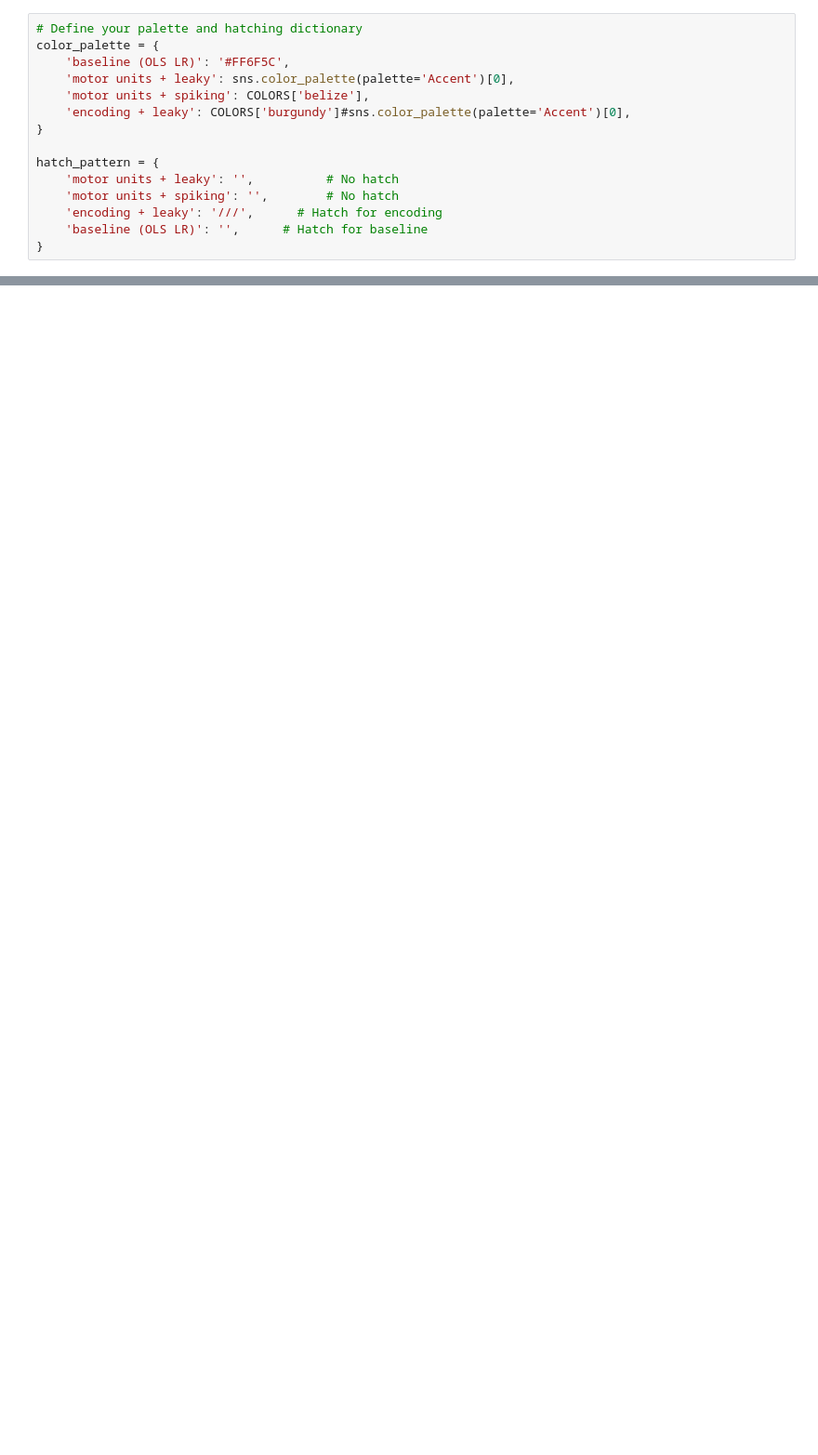
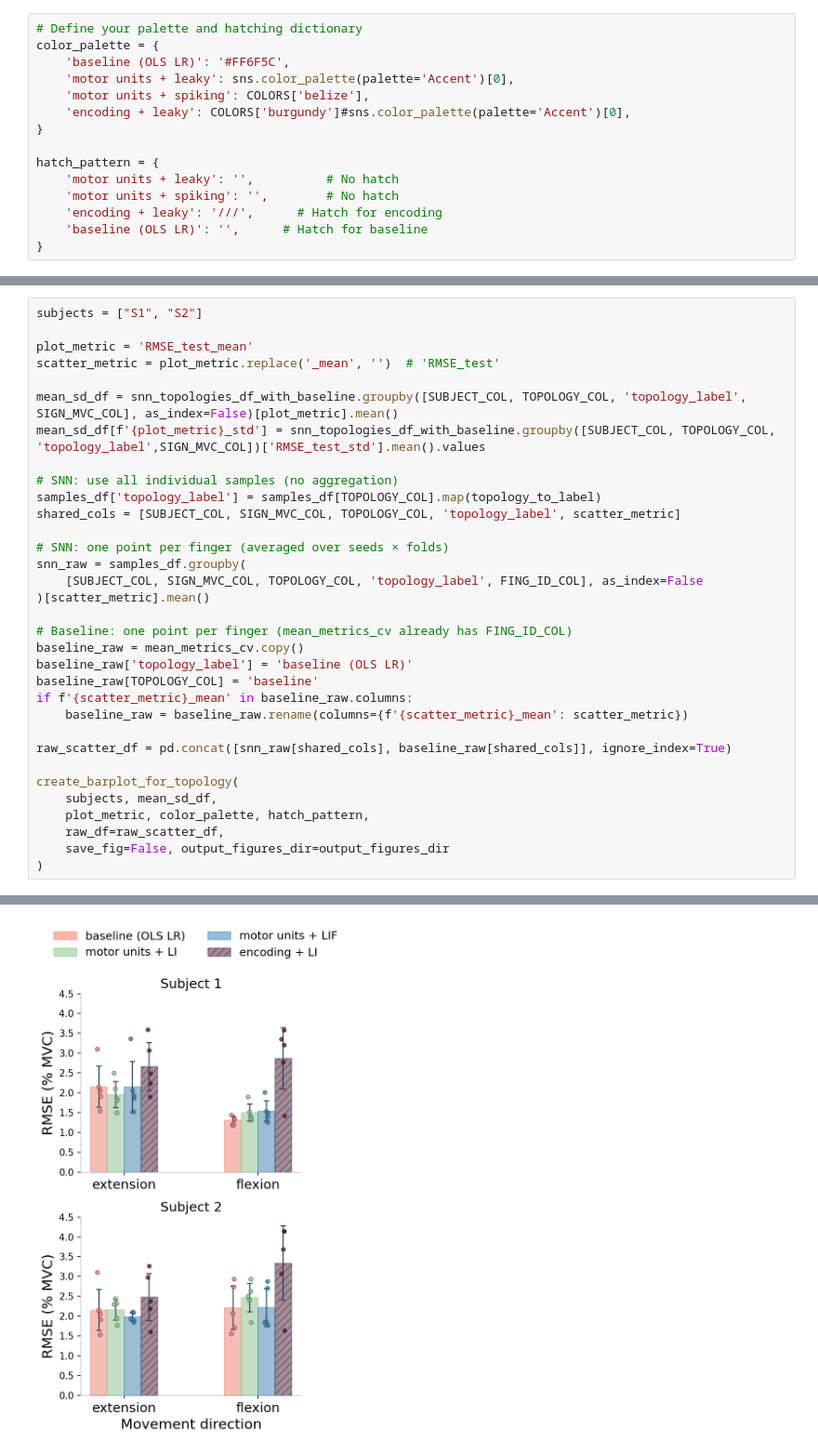
Before and after one commit to FarahBaracat/snn-fingerforce-decoding, a Jupyter notebook: notebooks/analysis/ALIFResults.ipynb, the cells around one changed output, grey strips where cells are left out. Shown at 93% size. Drawn from its saved outputs; the diff is of its cells as text; blank space fills up the shorter version.

```diff
--- a/notebooks/analysis/ALIFResults.ipynb
+++ b/notebooks/analysis/ALIFResults.ipynb
@@ -1092,0 +1063,34 @@ stride in steps:500   seg_nsteps:1000
+# %%
+subjects = ["S1", "S2"]
+
+plot_metric = 'RMSE_test_mean'
+scatter_metric = plot_metric.replace('_mean', '')  # 'RMSE_test'
+
+mean_sd_df = snn_topologies_df_with_baseline.groupby([SUBJECT_COL, TOPOLOGY_COL, 'topology_label', SIGN_MVC_COL], as_index=False)[plot_metric].mean()
+mean_sd_df[f'{plot_metric}_std'] = snn_topologies_df_with_baseline.groupby([SUBJECT_COL, TOPOLOGY_COL, 'topology_label',SIGN_MVC_COL])['RMSE_test_std'].mean().values
+
+# SNN: use all individual samples (no aggregation)
+samples_df['topology_label'] = samples_df[TOPOLOGY_COL].map(topology_to_label)
+shared_cols = [SUBJECT_COL, SIGN_MVC_COL, TOPOLOGY_COL, 'topology_label', scatter_metric]
+
+# SNN: one point per finger (averaged over seeds × folds)
+snn_raw = samples_df.groupby(
+    [SUBJECT_COL, SIGN_MVC_COL, TOPOLOGY_COL, 'topology_label', FING_ID_COL], as_index=False
+)[scatter_metric].mean()
+
+# Baseline: one point per finger (mean_metrics_cv already has FING_ID_COL)
+baseline_raw = mean_metrics_cv.copy()
+baseline_raw['topology_label'] = 'baseline (OLS LR)'
+baseline_raw[TOPOLOGY_COL] = 'baseline'
+if f'{scatter_metric}_mean' in baseline_raw.columns:
+    baseline_raw = baseline_raw.rename(columns={f'{scatter_metric}_mean': scatter_metric})
+
+raw_scatter_df = pd.concat([snn_raw[shared_cols], baseline_raw[shared_cols]], ignore_index=True)
+
+create_barplot_for_topology(
+    subjects, mean_sd_df,
+    plot_metric, color_palette, hatch_pattern,
+    raw_df=raw_scatter_df,
+    save_fig=False, output_figures_dir=output_figures_dir
+)
+# %% [output]
@@ -1092,0 +1117 @@ stride in steps:500   seg_nsteps:1000
+[figure, added]
```
Also changed, not shown: parts of 30 cells of this notebook.
